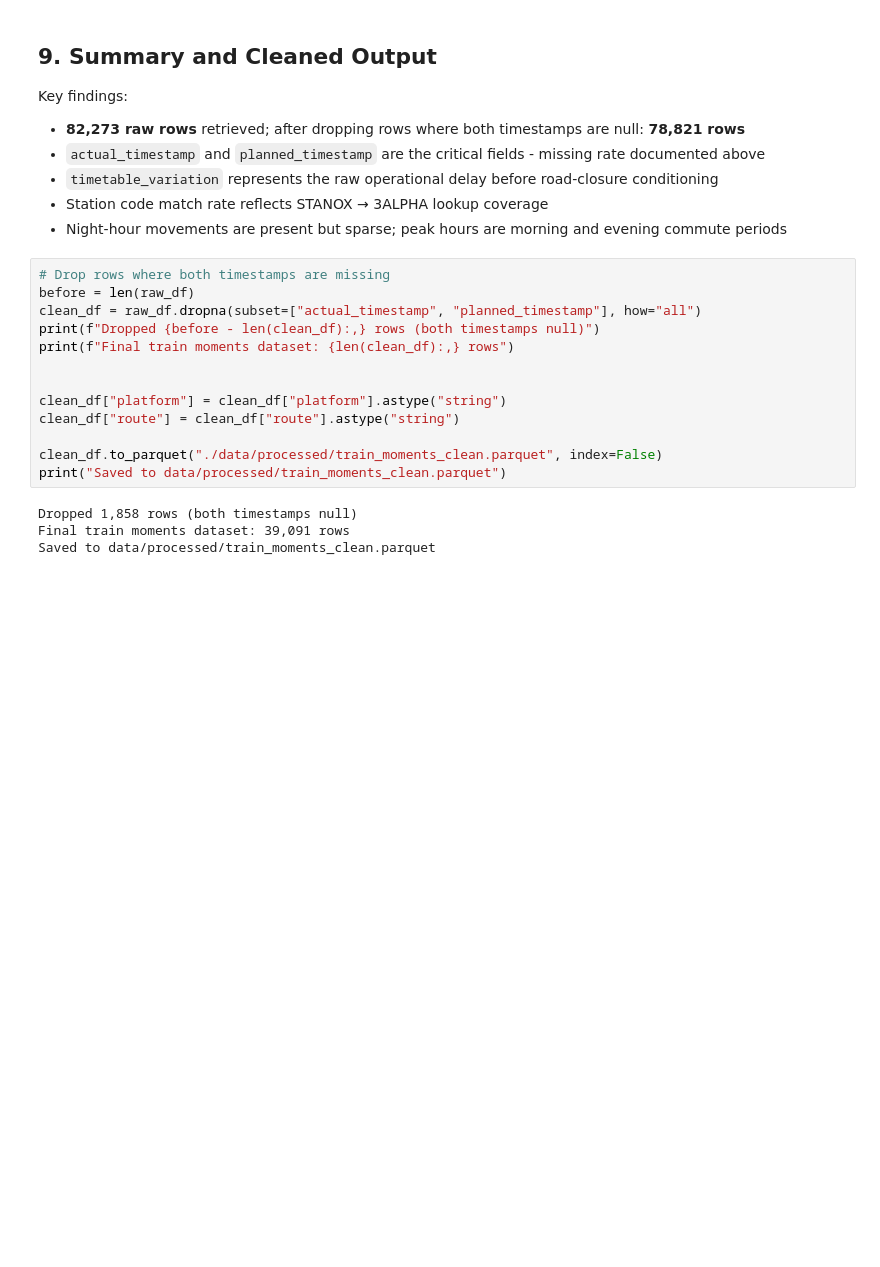
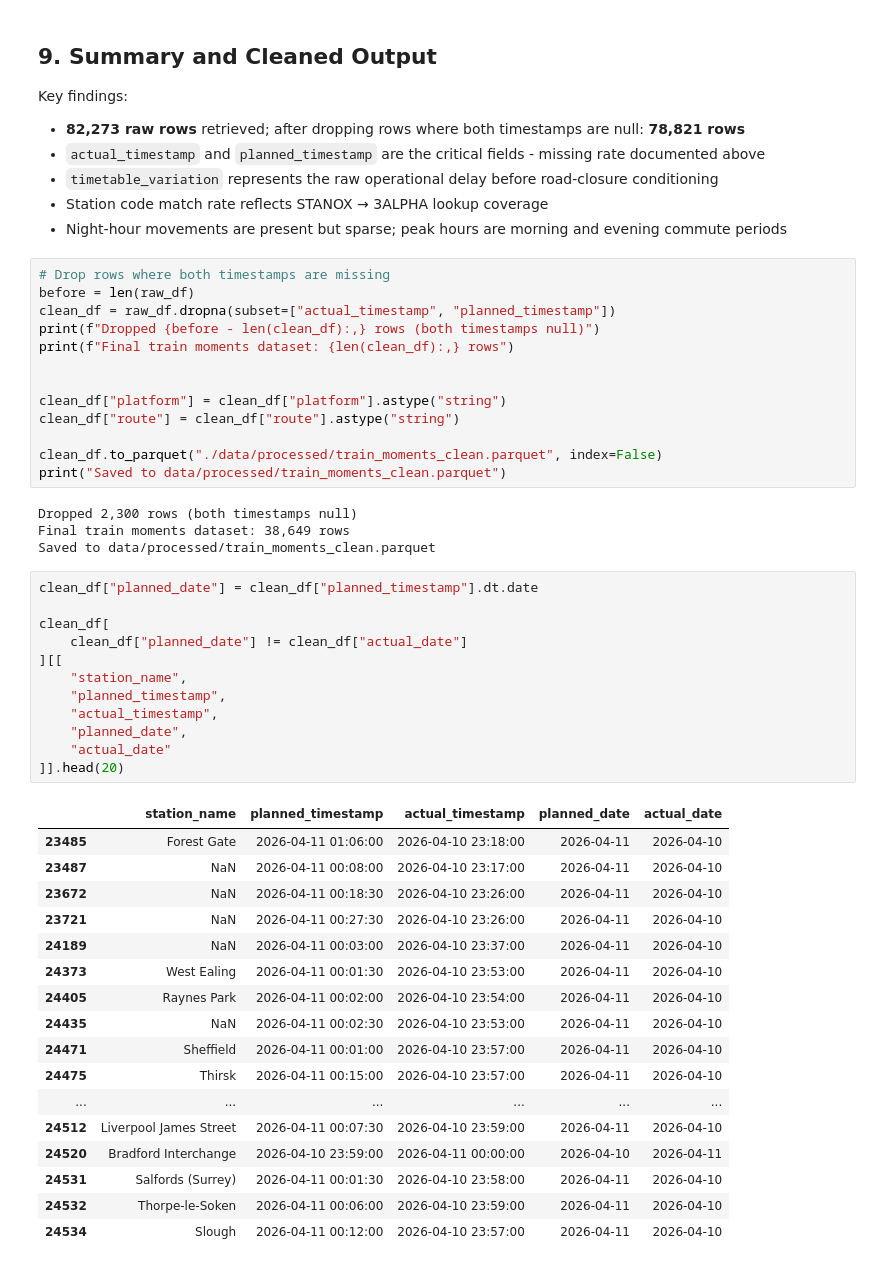
Before and after one commit to nehavadapally/master-dissertation-project, a Jupyter notebook: notebooks/eda_03_train_movements.ipynb, the cells around one changed output. Saved outputs shown, nothing was run; the diff lists cells and outputs as text; blank space fills up the shorter version.

```diff
--- a/notebooks/eda_03_train_movements.ipynb
+++ b/notebooks/eda_03_train_movements.ipynb
@@ -496,7 +493,7 @@ Key findings:
 # %%
 # Drop rows where both timestamps are missing
 before = len(raw_df)
-clean_df = raw_df.dropna(subset=["actual_timestamp", "planned_timestamp"], how="all")
+clean_df = raw_df.dropna(subset=["actual_timestamp", "planned_timestamp"])
 print(f"Dropped {before - len(clean_df):,} rows (both timestamps null)")
 print(f"Final train moments dataset: {len(clean_df):,} rows")
 
@@ -507,6 +504,36 @@ clean_df["route"] = clean_df["route"].astype("string")
 clean_df.to_parquet("./data/processed/train_moments_clean.parquet", index=False)
 print("Saved to data/processed/train_moments_clean.parquet")
 # %% [output]
-Dropped 1,858 rows (both timestamps null)
-Final train moments dataset: 39,091 rows
+Dropped 2,300 rows (both timestamps null)
+Final train moments dataset: 38,649 rows
 Saved to data/processed/train_moments_clean.parquet
+# %%
+clean_df["planned_date"] = clean_df["planned_timestamp"].dt.date
+
+clean_df[
+    clean_df["planned_date"] != clean_df["actual_date"]
+][[
+    "station_name",
+    "planned_timestamp",
+    "actual_timestamp",
+    "planned_date",
+    "actual_date"
+]].head(20)
+# %% [output]
+|  | station_name | planned_timestamp | actual_timestamp | planned_date | actual_date |
+| 23485 | Forest Gate | 2026-04-11 01:06:00 | 2026-04-10 23:18:00 | 2026-04-11 | 2026-04-10 |
+| 23487 | NaN | 2026-04-11 00:08:00 | 2026-04-10 23:17:00 | 2026-04-11 | 2026-04-10 |
+| 23672 | NaN | 2026-04-11 00:18:30 | 2026-04-10 23:26:00 | 2026-04-11 | 2026-04-10 |
+| 23721 | NaN | 2026-04-11 00:27:30 | 2026-04-10 23:26:00 | 2026-04-11 | 2026-04-10 |
+| 24189 | NaN | 2026-04-11 00:03:00 | 2026-04-10 23:37:00 | 2026-04-11 | 2026-04-10 |
+| 24373 | West Ealing | 2026-04-11 00:01:30 | 2026-04-10 23:53:00 | 2026-04-11 | 2026-04-10 |
+| 24405 | Raynes Park | 2026-04-11 00:02:00 | 2026-04-10 23:54:00 | 2026-04-11 | 2026-04-10 |
+| 24435 | NaN | 2026-04-11 00:02:30 | 2026-04-10 23:53:00 | 2026-04-11 | 2026-04-10 |
+| 24471 | Sheffield | 2026-04-11 00:01:00 | 2026-04-10 23:57:00 | 2026-04-11 | 2026-04-10 |
+| 24475 | Thirsk | 2026-04-11 00:15:00 | 2026-04-10 23:57:00 | 2026-04-11 | 2026-04-10 |
+| ... | ... | ... | ... | ... | ... |
+| 24512 | Liverpool James Street | 2026-04-11 00:07:30 | 2026-04-10 23:59:00 | 2026-04-11 | 2026-04-10 |
+| 24520 | Bradford Interchange | 2026-04-10 23:59:00 | 2026-04-11 00:00:00 | 2026-04-10 | 2026-04-11 |
+| 24531 | Salfords (Surrey) | 2026-04-11 00:01:30 | 2026-04-10 23:58:00 | 2026-04-11 | 2026-04-10 |
+| 24532 | Thorpe-le-Soken | 2026-04-11 00:06:00 | 2026-04-10 23:59:00 | 2026-04-11 | 2026-04-10 |
+| 24534 | Slough | 2026-04-11 00:12:00 | 2026-04-10 23:57:00 | 2026-04-11 | 2026-04-10 |
```
Also changed, not shown: parts of 8 cells of this notebook, 12 other files.
